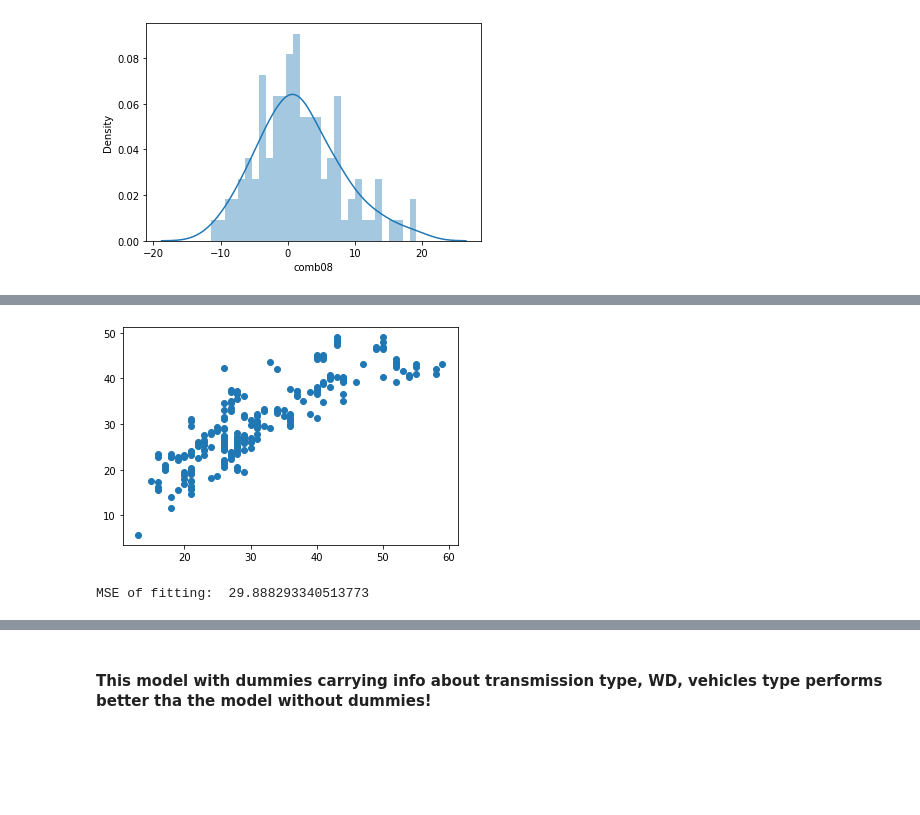
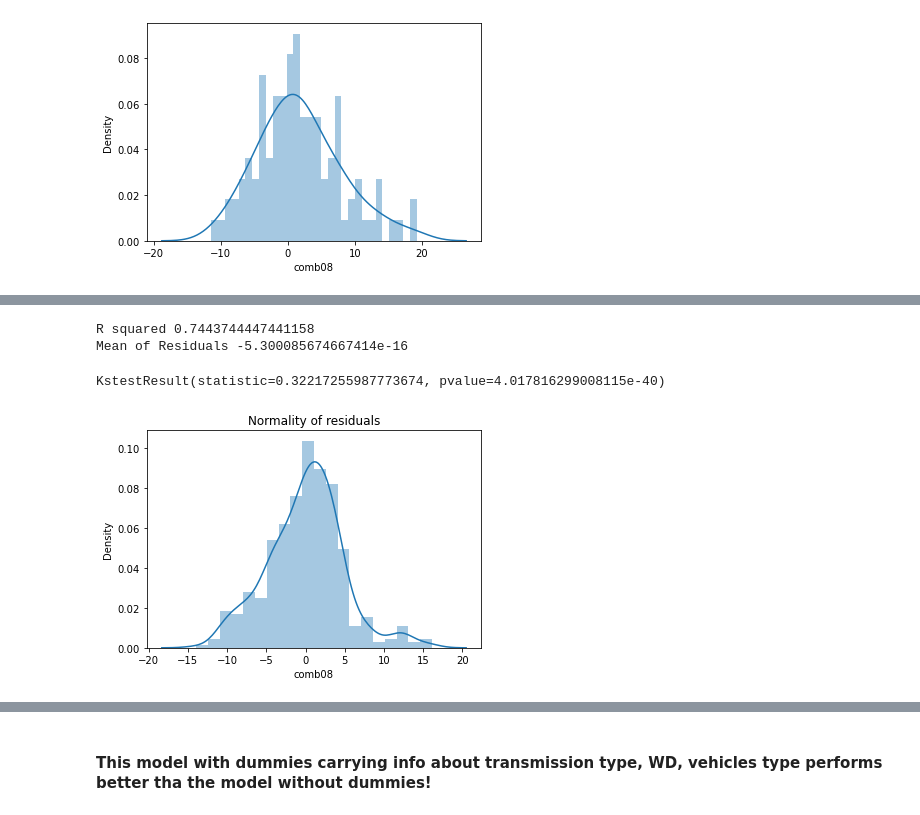
Before and after one commit to dhuynhoc/vehicleMPG, a Jupyter notebook: vehicles.ipynb, the cells around one changed output, grey strips where cells are left out. Saved outputs shown, nothing was run; the diff lists cells and outputs as text; code cells hidden in the pictures; blank space fills up the shorter version.

```diff
--- a/vehicles.ipynb
+++ b/vehicles.ipynb
@@ -728,6 +728,6 @@ array([ 5.93143183e-01, -8.69421115e-01, -2.20071746e+00, -2.57081210e+00,
 # %%
 # Now splitting
-X2_train, X2_test, y2_train, y2_test = train_test_split(X2, y2, test_size=0.4, random_state=0)
+X2_train, X2_test, y2_train, y2_test = train_test_split(X2, y2, test_size=0.2, random_state=0)
 # %%
 m2.fit(X2_train,y2_train)
 # %% [output]
@@ -737,10 +735,18 @@ y2_predict = m2.predict(X2_test)
-# %%
-plt.scatter(x=y2_test, y=y2_predict)
-plt.xlabel = 'test'
-plt.ylabel = 'predict'
-# %% [output]
-[figure, removed]
-# %%
-print('MSE of fitting: ',(1./len(y2_test))*(sum((y2_test-y2_predict)**2)))
-# %% [output]
-MSE of fitting:  29.888293340513773
+# %%
+# 1. Check for goodness of fit
+y2_fit=m2.predict(X2_train)
+print("R squared {}".format(r2_score(y_true=y2_train, y_pred=y2_fit)))
+# 2. Residuals have ~zero mean
+residuals = y2_train-y2_fit
+print("Mean of Residuals {}".format(np.mean(residuals)))
+# %% [output]
+R squared 0.7443744447441158
+Mean of Residuals -5.300085674667414e-16
+# %%
+# 3. Normality of residuals - Kolmogorov Smirnov
+sns.distplot(residuals, kde=True)
+plt.title("Normality of residuals")
+kstest(residuals,'norm')
+# %% [output]
+KstestResult(statistic=0.32217255987773674, pvalue=4.017816299008115e-40)
+[figure, added]
```
Also changed, not shown: parts of 55 cells of this notebook.
